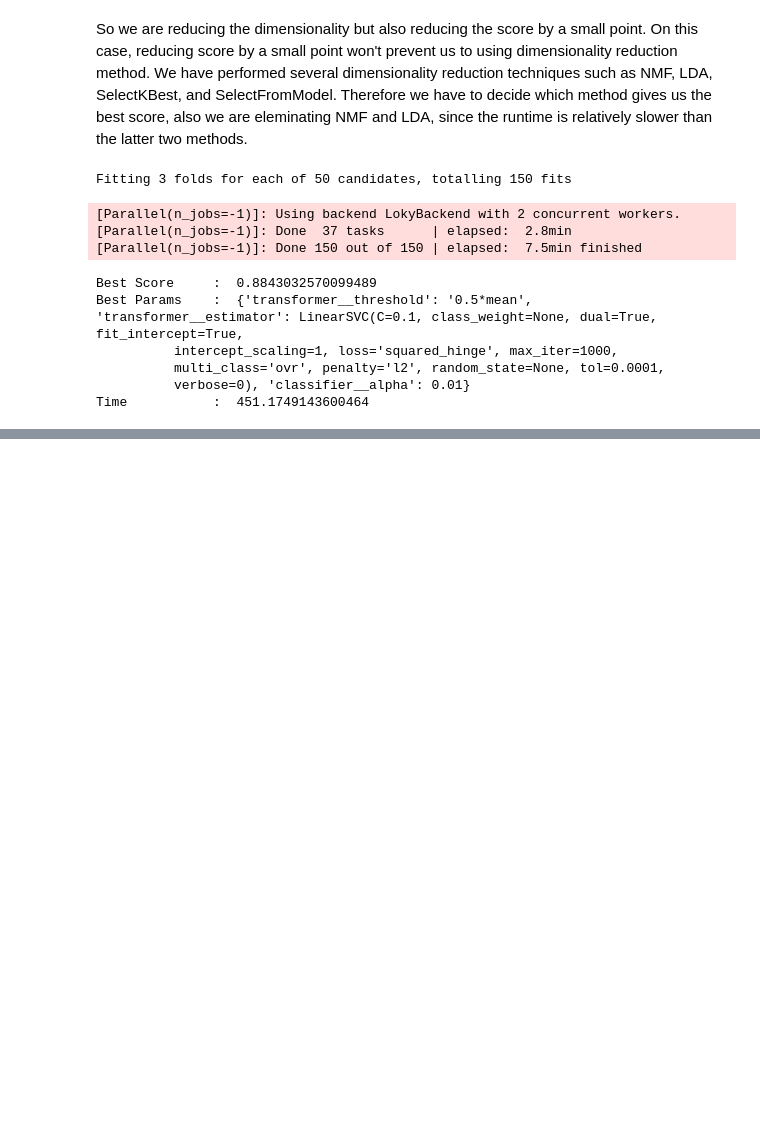
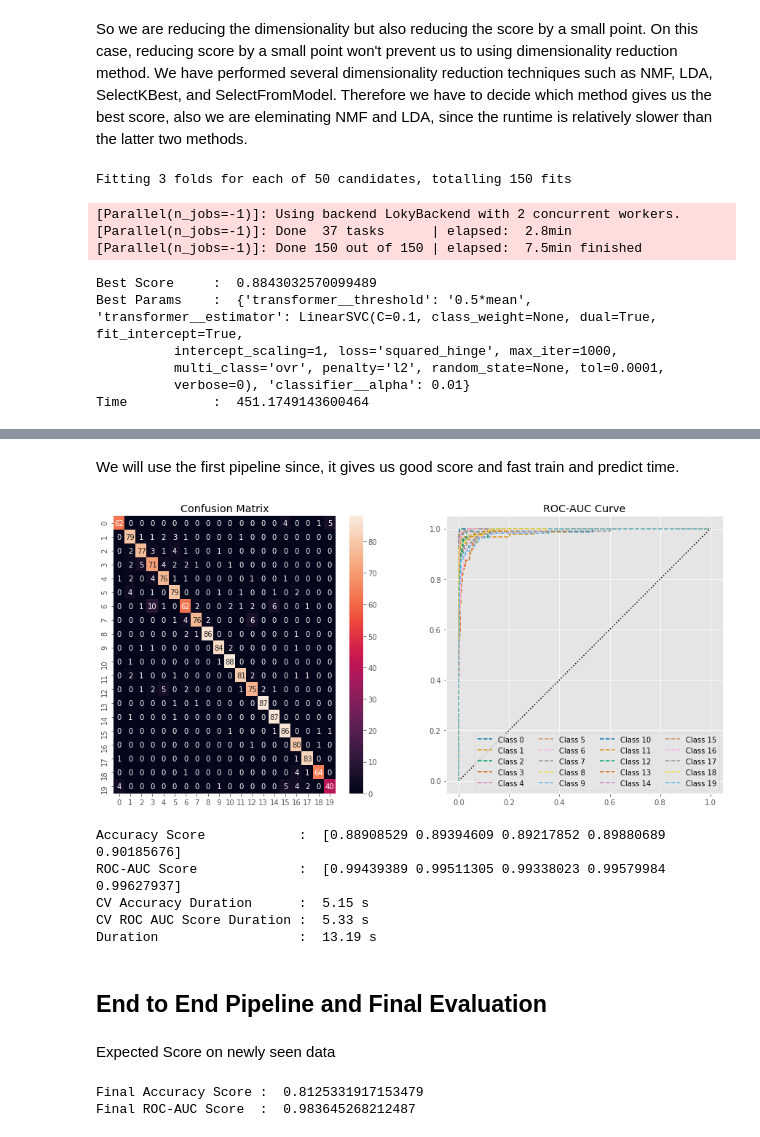
Before and after one commit to agusrichard/data-science-learning-projects, a Jupyter notebook: News Groups/20_newsgroups.ipynb, the cells around one changed output, grey strips where cells are left out. Drawn from its saved outputs; the diff is of its cells as text; code cells hidden in the pictures; blank space fills up the shorter version.

```diff
--- a/News Groups/20_newsgroups.ipynb
+++ b/News Groups/20_newsgroups.ipynb
@@ -944,8 +935,23 @@ params4 = {'transformer__score_func': [chi2, f_classif, mutual_info_classif],
            'transformer__k': np.arange(1000, X_train.shape[1], 1000),
            'classifier__alpha': [0.001, 0.01, 0.1, 1, 10, 100, 1000]}
 random_search4 = RandomizedSearchCV(pipe4, param_distributions=params4, n_iter=50,
-                                    cv=3, scoring='accuracy', random_state=RANDOM_STATE, n_jobs=-1, verbose=2)
+                                    cv=3, scoring='accuracy', random_state=RANDOM_STATE, n_jobs=-1, verbose=50)
 random_search4.fit(X_train, y_train)
 print('Best Score     : ', random_search4.best_score_)
 print('Best Params    : ', random_search4.best_params_)
 print('Time           : ', time() - begin)
+# %% [markdown]
+We will use the first pipeline since, it gives us good score and fast train and predict time.
+# %%
+chosen_pipe = Pipeline([('selector', SelectFromModel(LinearSVC(C=0.1), threshold='0.25*mean')),
+                        ('classifier', MultinomialNB(alpha=0.01))])
+accuracy_score, ra_score, accuracy_duration, roc_auc_duration = scoring(chosen_pipe, X_train, y_train)
+# %% [output]
+[figure, added]
+Accuracy Score            :  [0.88908529 0.89394609 0.89217852 0.89880689 0.90185676]
+ROC-AUC Score             :  [0.99439389 0.99511305 0.99338023 0.99579984 0.99627937]
+CV Accuracy Duration      :  5.15 s
+CV ROC AUC Score Duration :  5.33 s
+Duration                  :  13.19 s
+# %% [markdown]
+## End to End Pipeline and Final Evaluation
@@ -951,0 +977,2 @@ print('Time           : ', time() - begin)
+# %% [markdown]
+Expected Score on newly seen data
@@ -951,0 +984,6 @@ print('Time           : ', time() - begin)
+# %%
+print('Final Accuracy Score : ', acc_score)
+print('Final ROC-AUC Score  : ', ra_score)
+# %% [output]
+Final Accuracy Score :  0.8125331917153479
+Final ROC-AUC Score  :  0.983645268212487
```
Also changed, not shown: parts of 6 cells of this notebook.
